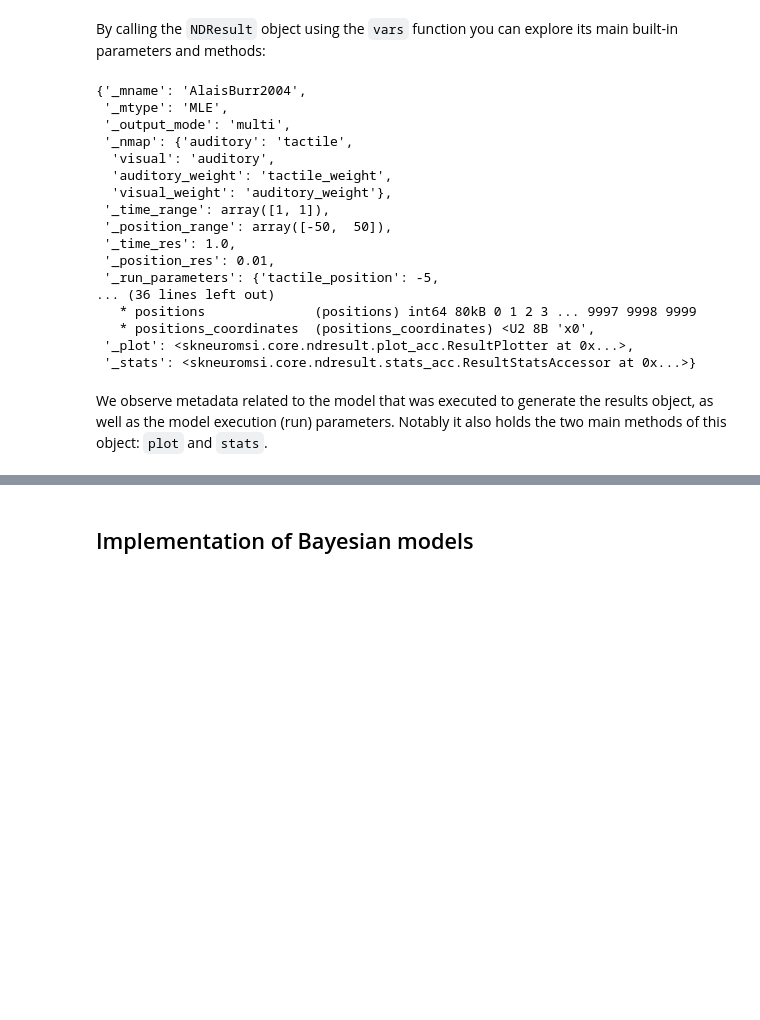
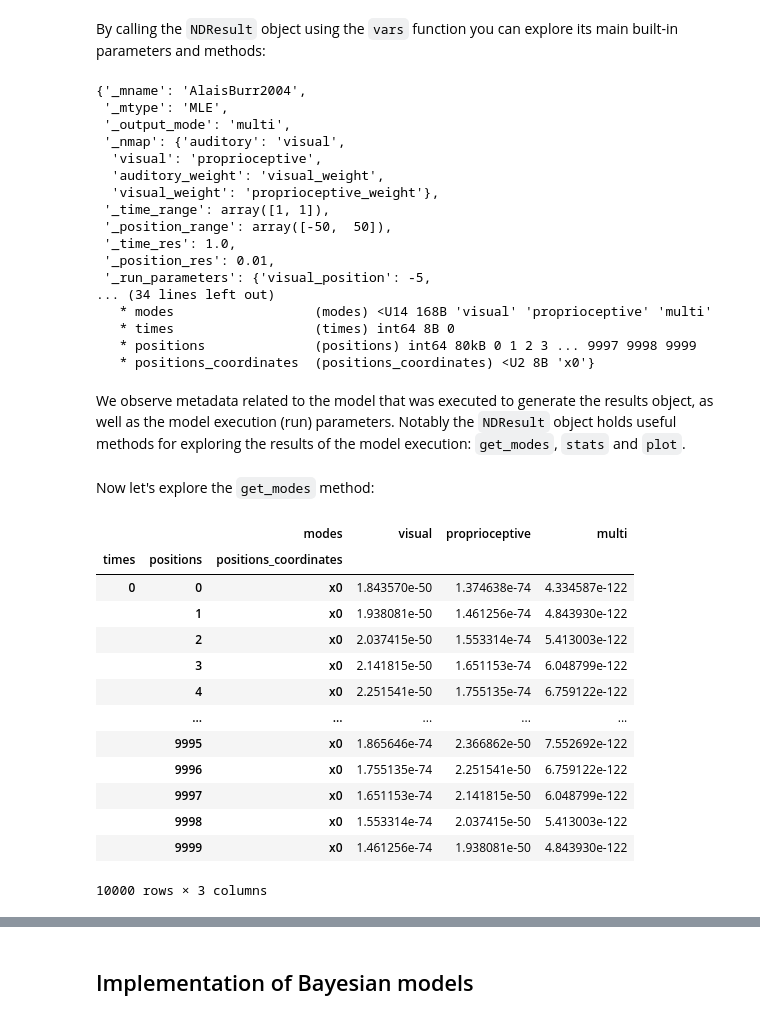
Before and after one commit to renatoparedes/scikit-neuromsi, a Jupyter notebook: docs/source/implement_models.ipynb, the cells around one changed output, grey strips where cells are left out. Drawn from its saved outputs; the diff is of its cells as text; code cells hidden in the pictures; blank space fills up the shorter version.

```diff
--- a/docs/source/implement_models.ipynb
+++ b/docs/source/implement_models.ipynb
@@ -17,0 +44,5 @@ model
+# %%
+model = AlaisBurr2004(
+    mode0="visual", mode1="proprioceptive", position_range=(-50, 50)
+)
+vars(model)
@@ -31,6 +71,6 @@ By calling this method we can observe its arguments:
 # %% [markdown]
 Now let's run the model for equidistant auditory and visual locations:
 # %%
-res = model.run(visual_position=-5, auditory_position=5)
+res = model.run(visual_position=-5, proprioceptive_position=5)
 res
 # %% [output]
@@ -97,6 +79,0 @@ We can re-implement Alais and Burr (2004) model with different sensory modalitie
-# %%
-model = AlaisBurr2004(
-    mode0="tactile", mode1="auditory", position_range=(-50, 50)
-)
-res = model.run()
-res.plot()
@@ -114,19 +89,38 @@ vars(res)
 {'_mname': 'AlaisBurr2004',
  '_mtype': 'MLE',
  '_output_mode': 'multi',
- '_nmap': {'auditory': 'tactile',
-  'visual': 'auditory',
-  'auditory_weight': 'tactile_weight',
-  'visual_weight': 'auditory_weight'},
+ '_nmap': {'auditory': 'visual',
+  'visual': 'proprioceptive',
+  'auditory_weight': 'visual_weight',
+  'visual_weight': 'proprioceptive_weight'},
  '_time_range': array([1, 1]),
  '_position_range': array([-50,  50]),
  '_time_res': 1.0,
  '_position_res': 0.01,
- '_run_parameters': {'tactile_position': -5,
-... (36 lines left out)
+ '_run_parameters': {'visual_position': -5,
+... (34 lines left out)
+   * modes                  (modes) <U14 168B 'visual' 'proprioceptive' 'multi'
+   * times                  (times) int64 8B 0
    * positions              (positions) int64 80kB 0 1 2 3 ... 9997 9998 9999
-   * positions_coordinates  (positions_coordinates) <U2 8B 'x0',
- '_plot': <skneuromsi.core.ndresult.plot_acc.ResultPlotter at 0x...>,
- '_stats': <skneuromsi.core.ndresult.stats_acc.ResultStatsAccessor at 0x...>}
+   * positions_coordinates  (positions_coordinates) <U2 8B 'x0'}
 # %% [markdown]
-We observe metadata related to the model that was executed to generate the results object, as well as the model execution (run) parameters. Notably it also holds the two main methods of this object: `plot` and `stats`.
+We observe metadata related to the model that was executed to generate the results object, as well as the model execution (run) parameters. Notably the `NDResult` object holds useful methods for exploring the results of the model execution: `get_modes`, `stats` and `plot`.
+# %% [markdown]
+Now let's explore the `get_modes` method:
+# %%
+res.get_modes()
+# %% [output]
+|  |  | modes | visual | proprioceptive | multi |
+| times | positions | positions_coordinates |  |  |  |
+| 0 | 0 | x0 | 1.843570e-50 | 1.374638e-74 | 4.334587e-122 |
+|  | 1 | x0 | 1.938081e-50 | 1.461256e-74 | 4.843930e-122 |
+|  | 2 | x0 | 2.037415e-50 | 1.553314e-74 | 5.413003e-122 |
+|  | 3 | x0 | 2.141815e-50 | 1.651153e-74 | 6.048799e-122 |
+|  | 4 | x0 | 2.251541e-50 | 1.755135e-74 | 6.759122e-122 |
+|  | ... | ... | ... | ... | ... |
+|  | 9995 | x0 | 1.865646e-74 | 2.366862e-50 | 7.552692e-122 |
+|  | 9996 | x0 | 1.755135e-74 | 2.251541e-50 | 6.759122e-122 |
+|  | 9997 | x0 | 1.651153e-74 | 2.141815e-50 | 6.048799e-122 |
+|  | 9998 | x0 | 1.553314e-74 | 2.037415e-50 | 5.413003e-122 |
+|  | 9999 | x0 | 1.461256e-74 | 1.938081e-50 | 4.843930e-122 |
+10000 rows × 3 columns
```
Also changed, not shown: parts of 58 cells of this notebook, 11 other files.
